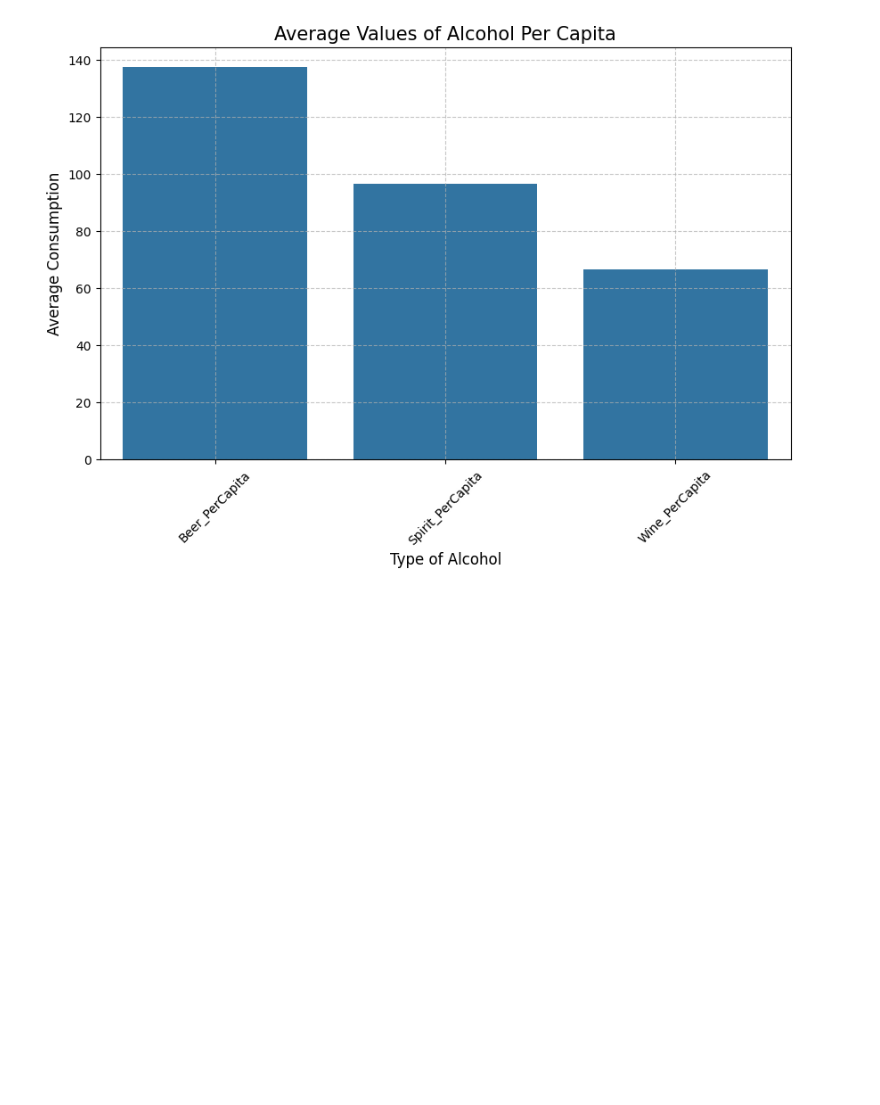
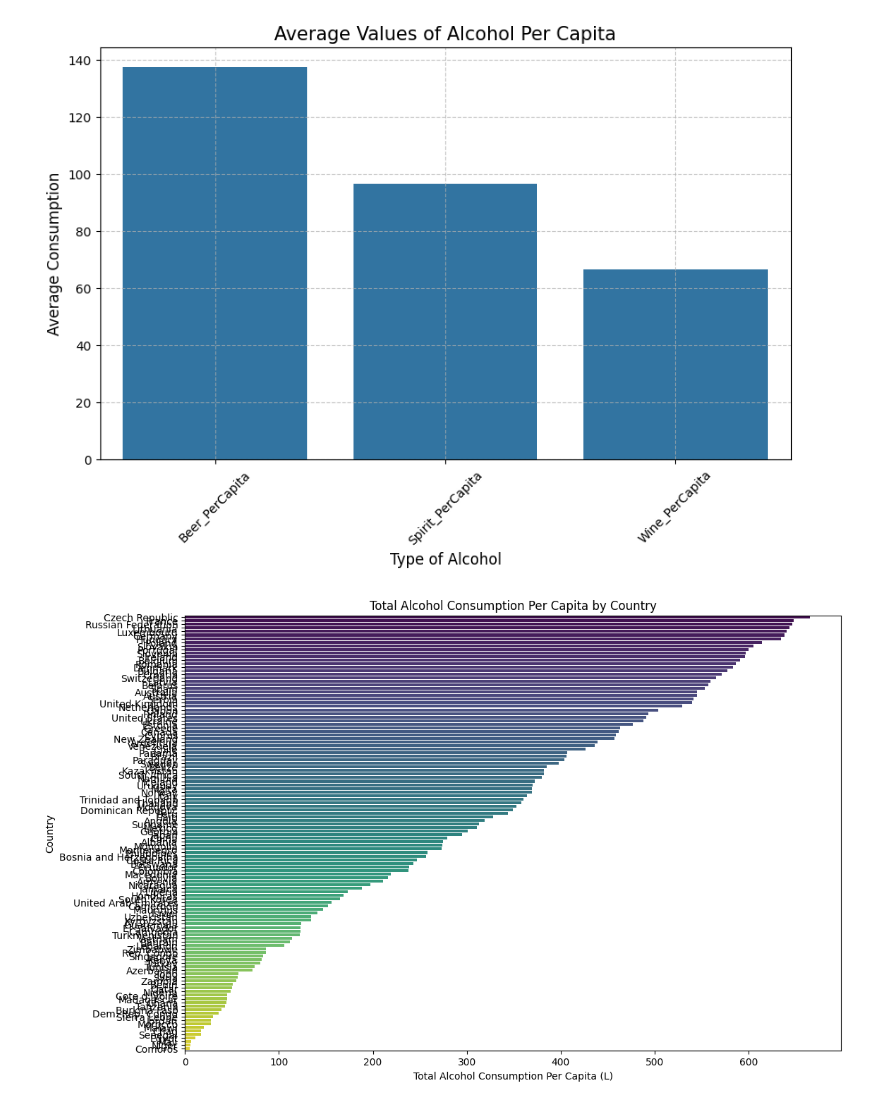
Before and after one commit to giebm/Applied-Data-Analytics, a Jupyter notebook: Happiness-Alcohol.ipynb, the cells around one changed output. Cells and saved outputs as stored; diff of their text form; code cells hidden in the pictures; blank space fills up the shorter version.

```diff
--- a/Happiness-Alcohol.ipynb
+++ b/Happiness-Alcohol.ipynb
@@ -237,3 +222,25 @@ plt.grid(True, linestyle='--', alpha=0.7)
 plt.show()
 # %% [output]
 [figure]
+# %%
+# Calculate total alcohol consumption per capita for each country
+df['Total_Alcohol_PerCapita'] = df[['Beer_PerCapita', 'Spirit_PerCapita', 'Wine_PerCapita']].sum(axis=1)
+
+# Sort the countries by total alcohol consumption for better visualization
+df = df.sort_values(by='Total_Alcohol_PerCapita', ascending=False)
+
+# Set the figure size
+plt.figure(figsize=(12, 8))
+
+# Create the bar plot using seaborn
+sns.barplot(x='Total_Alcohol_PerCapita', y='Country', hue='Country', data=df, palette='viridis', dodge=False, legend=False)
+
+# Set the title and labels
+plt.title('Total Alcohol Consumption Per Capita by Country')
+plt.xlabel('Total Alcohol Consumption Per Capita (L)')
+plt.ylabel('Country')
+
+# Display the plot
+plt.show()
+# %% [output]
+[figure, added]
```
Also changed, not shown: parts of 20 cells of this notebook.
